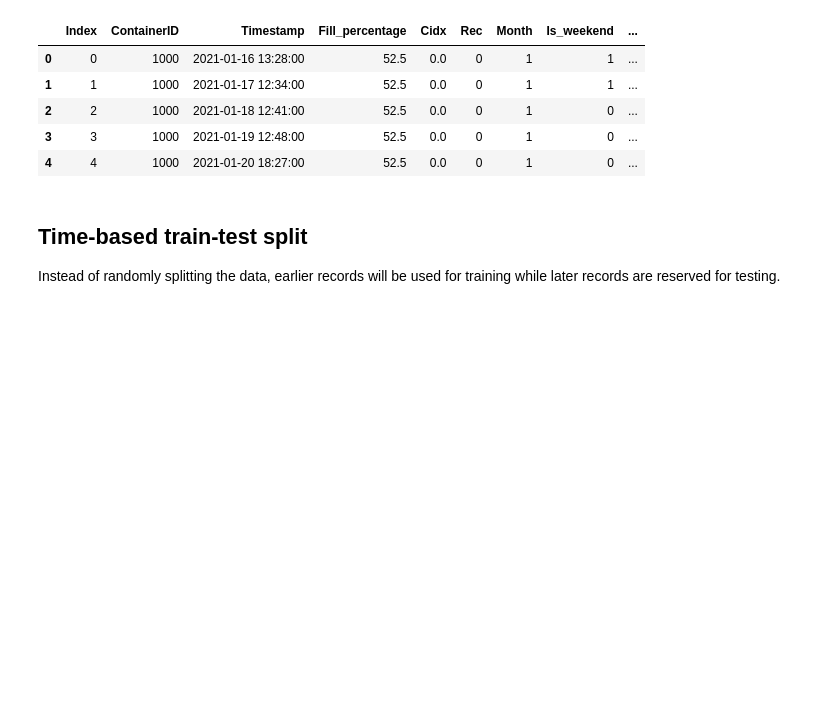
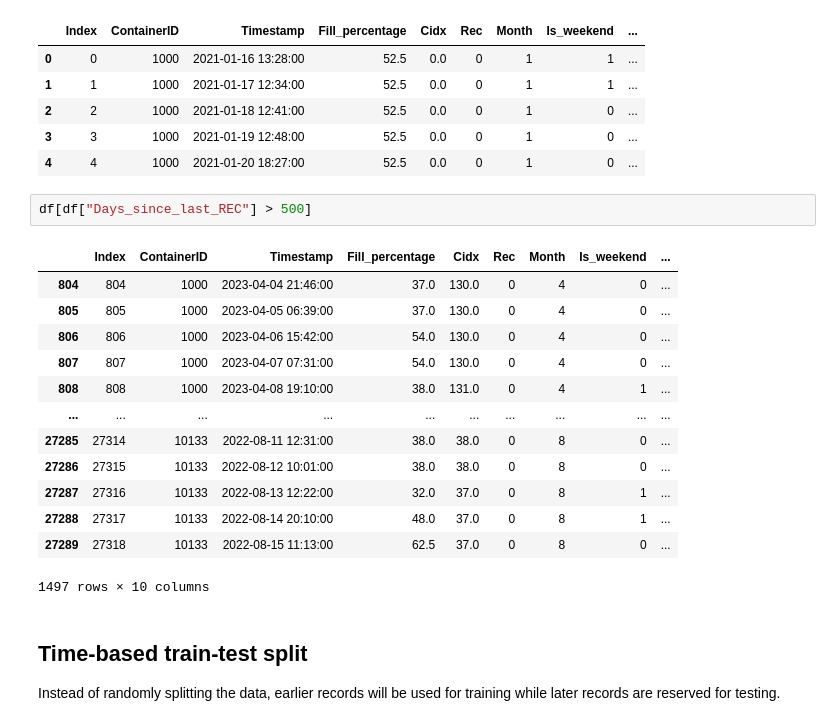
Before and after one commit to GDipSA-Team-5/AD-Project---ML, a Jupyter notebook: Notebooks/linear_reg_model.ipynb, the cells around one changed output. Drawn from its saved outputs; the diff is of its cells as text; blank space fills up the shorter version.

```diff
--- a/Notebooks/linear_reg_model.ipynb
+++ b/Notebooks/linear_reg_model.ipynb
@@ -28,6 +28,22 @@ df.head()
 | 2 | 2 | 1000 | 2021-01-18 12:41:00 | 52.5 | 0.0 | 0 | 1 | 0 | ... |
 | 3 | 3 | 1000 | 2021-01-19 12:48:00 | 52.5 | 0.0 | 0 | 1 | 0 | ... |
 | 4 | 4 | 1000 | 2021-01-20 18:27:00 | 52.5 | 0.0 | 0 | 1 | 0 | ... |
+# %%
+df[df["Days_since_last_REC"] > 500]
+# %% [output]
+|  | Index | ContainerID | Timestamp | Fill_percentage | Cidx | Rec | Month | Is_weekend | ... |
+| 804 | 804 | 1000 | 2023-04-04 21:46:00 | 37.0 | 130.0 | 0 | 4 | 0 | ... |
+| 805 | 805 | 1000 | 2023-04-05 06:39:00 | 37.0 | 130.0 | 0 | 4 | 0 | ... |
+| 806 | 806 | 1000 | 2023-04-06 15:42:00 | 54.0 | 130.0 | 0 | 4 | 0 | ... |
+| 807 | 807 | 1000 | 2023-04-07 07:31:00 | 54.0 | 130.0 | 0 | 4 | 0 | ... |
+| 808 | 808 | 1000 | 2023-04-08 19:10:00 | 38.0 | 131.0 | 0 | 4 | 1 | ... |
+| ... | ... | ... | ... | ... | ... | ... | ... | ... | ... |
+| 27285 | 27314 | 10133 | 2022-08-11 12:31:00 | 38.0 | 38.0 | 0 | 8 | 0 | ... |
+| 27286 | 27315 | 10133 | 2022-08-12 10:01:00 | 38.0 | 38.0 | 0 | 8 | 0 | ... |
+| 27287 | 27316 | 10133 | 2022-08-13 12:22:00 | 32.0 | 37.0 | 0 | 8 | 1 | ... |
+| 27288 | 27317 | 10133 | 2022-08-14 20:10:00 | 48.0 | 37.0 | 0 | 8 | 1 | ... |
+| 27289 | 27318 | 10133 | 2022-08-15 11:13:00 | 62.5 | 37.0 | 0 | 8 | 0 | ... |
+1497 rows × 10 columns
 # %% [markdown]
 ## Time-based train-test split
 
```
Also changed, not shown: parts of 1 cell of this notebook, 2 other files.
